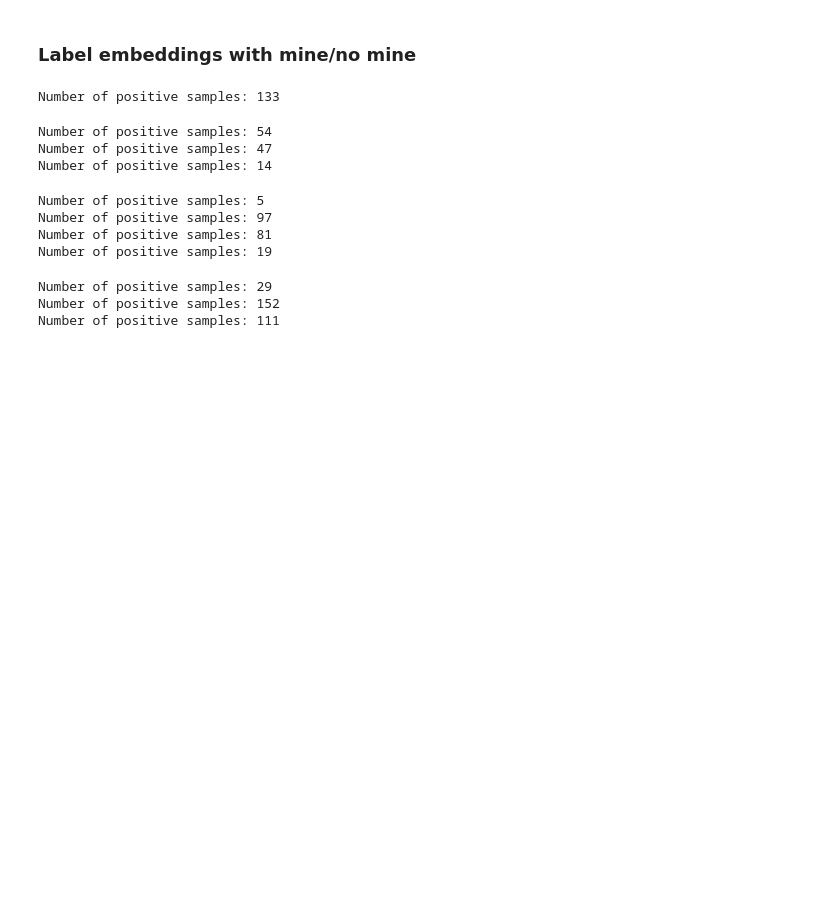
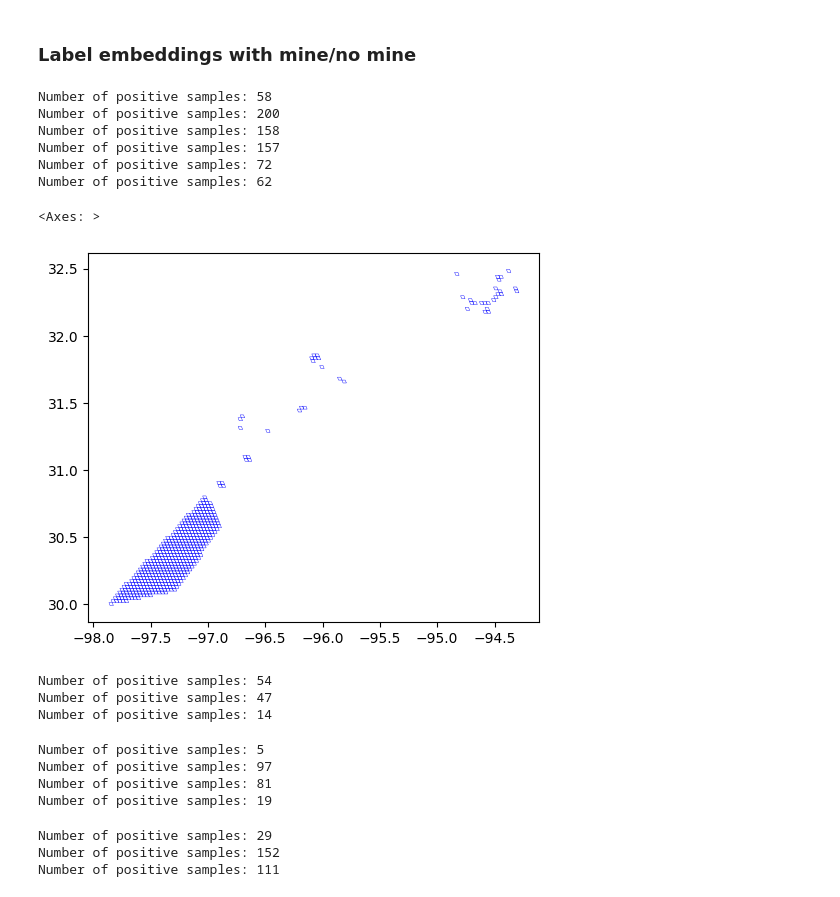
Before and after one commit to Ode-PBLLC/aquarry, a Jupyter notebook: mine_mapping.ipynb, the cells around one changed output. Cells and saved outputs as stored; diff of their text form; code cells hidden in the pictures; blank space fills up the shorter version.

```diff
--- a/mine_mapping.ipynb
+++ b/mine_mapping.ipynb
@@ -706 +818,26 @@ mn256 = gpd.read_parquet('data/north_mn_256_2022-06-01_2022-08-31_tile_embedding
+# %%
+# Get IL, IN, KY, MS pit lakes from Aquarry
+
+il_in_ky_ms_qa_pits = il_in_ky_ms_qa[il_in_ky_ms_qa['category'] == 'a'] # QAed pit lakes
+il_in_ky_ms_qa_nonlakes = il_in_ky_ms_qa[~il_in_ky_ms_qa['category'].isin(['a','q','\\N'])] # QAed other mining features, without questionable features
+
+# Get GA pit lakes from Aquarry
+
+ga_qa_pits = ga_qa[ga_qa['category'] == 'a'] # QAed pit lakes
+ga_qa_nonlakes = ga_qa[~ga_qa['category'].isin(['a','q','\\N'])] # QAed other mining features, without questionable features
+
+# Get MT WY pit lakes from Aquarry
+
+mt_wy_qa_pits = mt_wy_qa[mt_wy_qa['category'] == 'a'] # QAed pit lakes
+mt_wy_qa_nonlakes = mt_wy_qa[~mt_wy_qa['category'].isin(['a','q','\\N'])] # QAed other mining features, without questionable features
+
+# Get TX pit lakes from Aquarry
+
+tx_qa_pits = tx_qa[tx_qa['category'] == 'a'] # QAed pit lakes
+tx_qa_nonlakes = tx_qa[~tx_qa['category'].isin(['a','q','\\N'])] # QAed other mining features, without questionable features
+
+# Get AZ NV pit lakes from Aquarry
+
+az_nv_qa_pits = az_nv_qa[az_nv_qa['category'] == 'a'] # QAed pit lakes
+az_nv_qa_nonlakes = az_nv_qa[~az_nv_qa['category'].isin(['a','q','\\N'])] # QAed other mining features, without questionable features
 # %%
@@ -849,9 +973,24 @@ def LabelEmbeddings1_5(positive_embeddings, negative_embeddings, polygons = gpd.
 
     return data
 # %%
+dataAZNV = LabelEmbeddings1_5(az_nv256, az_nv256, az_nv_qa_pits)
+dataILINKYMS = LabelEmbeddings1_5(il_in_ky_ms256, il_in_ky_ms256, il_in_ky_ms_qa_pits)
+dataGA = LabelEmbeddings1_5(ga256, ga256, ga_qa_pits)
 dataMN = LabelEmbeddings1_5(mn256, mn256, mn_aggregated_pits)
+dataMTWY = LabelEmbeddings1_5(mt_wy256, mt_wy256, mt_wy_qa_pits)
+dataTX = LabelEmbeddings1_5(tx256, tx256, tx_qa_pits)
 # %% [output]
-Number of positive samples: 133
+Number of positive samples: 58
+Number of positive samples: 200
+Number of positive samples: 158
+Number of positive samples: 157
+Number of positive samples: 72
+Number of positive samples: 62
+# %%
+dataTX.geometry[0:500].plot(facecolor = 'None', edgecolor = 'Blue',linewidth = 0.3)
+# %% [output]
+<Axes: >
+[figure, added]
 # %%
 data11S = LabelEmbeddings1_5(us11S_positive_embs_avg, us11S_negative_embs_avg, us_qa_pits_11, us_qa_nonlakes_11)
 data11T = LabelEmbeddings1_5(us11T_positive_embs_avg, us11T_negative_embs_avg, us_qa_pits_11, us_qa_nonlakes_11)
```
Also changed, not shown: parts of 70 cells of this notebook.
